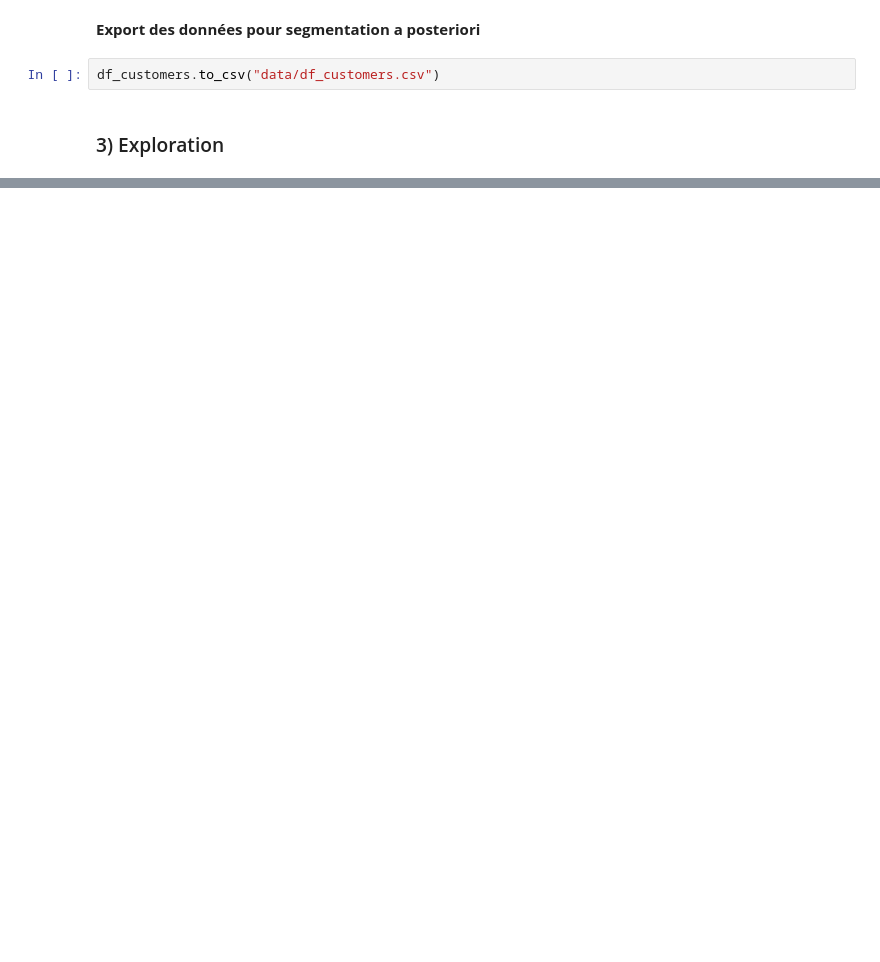
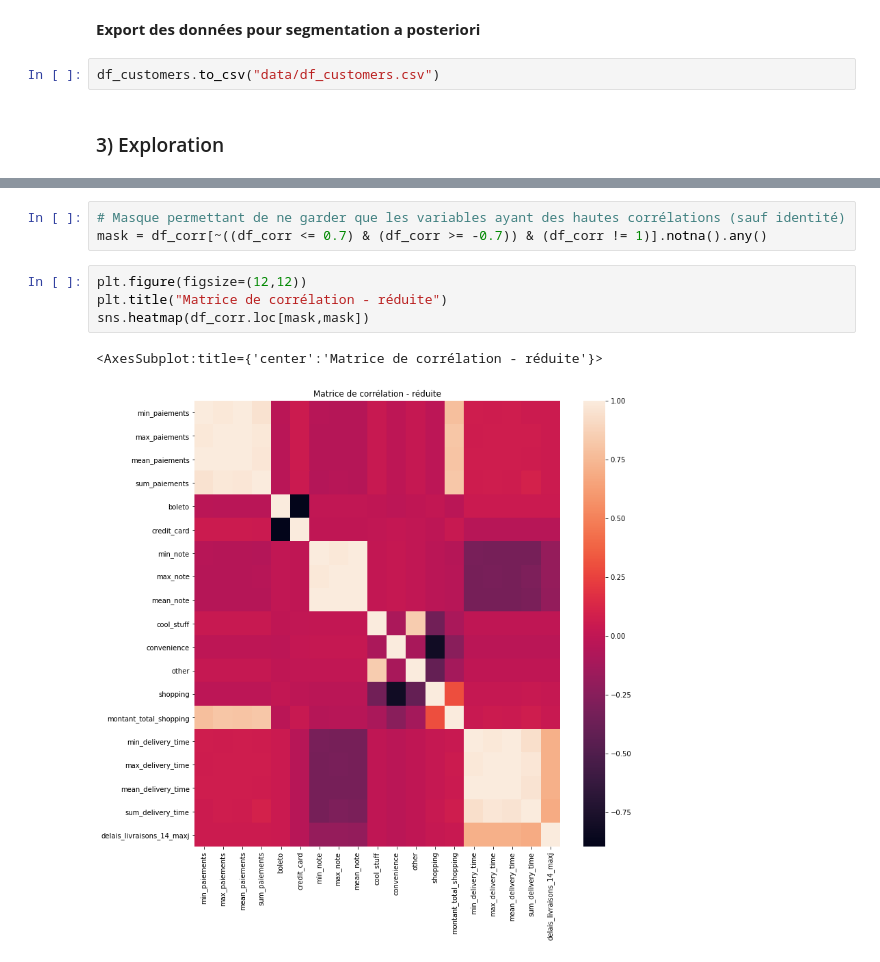
Before and after one commit to Loridan/openclassrooms-iml-projects, a Jupyter notebook: project4/P04_01_notebook_exploration.ipynb, the cells around one changed output, grey strips where cells are left out. Drawn from its saved outputs; the diff is of its cells as text; blank space fills up the shorter version.

```diff
--- a/project4/P04_01_notebook_exploration.ipynb
+++ b/project4/P04_01_notebook_exploration.ipynb
@@ -1016,0 +1144,10 @@ df_customers.to_csv("data/df_customers.csv")
+# %%
+# Masque permettant de ne garder que les variables ayant des hautes corrélations (sauf identité)
+mask = df_corr[~((df_corr <= 0.7) & (df_corr >= -0.7)) & (df_corr != 1)].notna().any()
+# %%
+plt.figure(figsize=(12,12))
+plt.title("Matrice de corrélation - réduite")
+sns.heatmap(df_corr.loc[mask,mask])
+# %% [output]
+<AxesSubplot:title={'center':'Matrice de corrélation - réduite'}>
+[figure, added]
```
Also changed, not shown: parts of 52 cells of this notebook, 51 other files.
